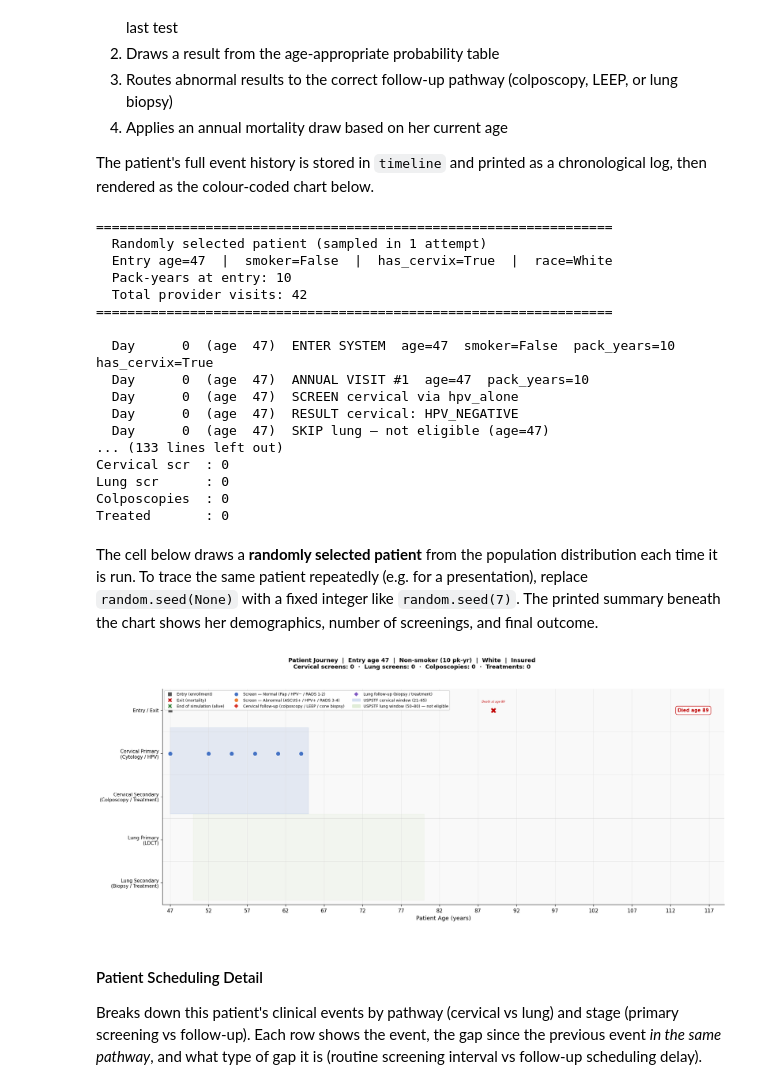
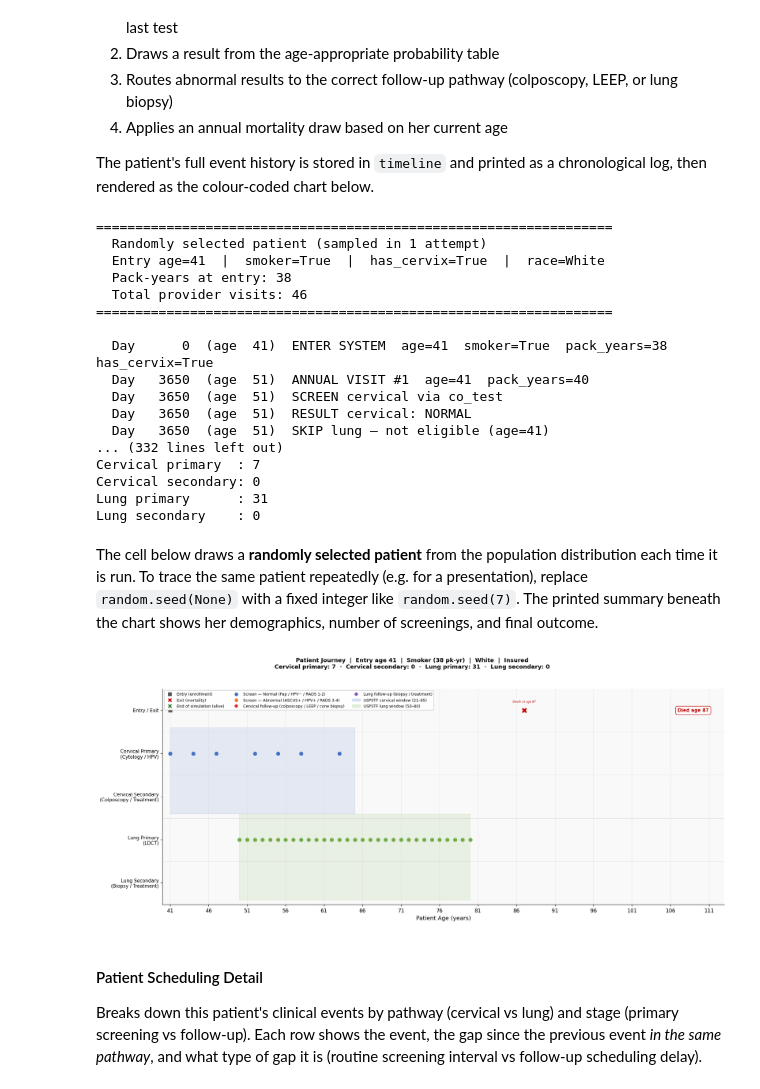
Before and after one commit to ap4509-columbia/NYP, a Jupyter notebook: notebooks/simulation.ipynb, the cells around one changed output. Drawn from its saved outputs; the diff is of its cells as text; code cells hidden in the pictures.

```diff
--- a/notebooks/simulation.ipynb
+++ b/notebooks/simulation.ipynb
@@ -923,12 +923,16 @@ def trace_single_patient(
     p.log(0, f"ENTER SYSTEM  age={starting_age}  smoker={smoker}  "
              f"pack_years={pack_years:.0f}  has_cervix={has_cervix}")
 
+    # Offset visit days past warmup so record_screening doesn't filter them out.
+    # This is trace-only — the real simulation handles warmup separately.
+    _day_offset = cfg.WARMUP_YEARS * 365
+
     # ── Pre-draw death day from Gompertz hazard ────────────────────────────────
-    death_day = draw_death_day(p, entry_day=0)
+    death_day = draw_death_day(p, entry_day=_day_offset)
 
     # ── {cfg.SIM_YEARS}-year annual visit loop ──────────────────────────────────────────────
     for year in range(cfg.SIM_YEARS):
-        visit_day   = year * 365
+        visit_day   = _day_offset + year * 365
         current_age = starting_age + year
         p.age       = current_age
 
@@ -960,7 +964,7 @@ def trace_single_patient(
                     p.active = True; p.exit_reason = None; p.exit_day = None
                 continue
 
-            record_screening(metrics, p, cancer, result)
+            record_screening(metrics, p, cancer, result, current_day=visit_day)
 
             # Classify for the timeline
             if cancer == "cervical":
@@ -1077,28 +1081,28 @@ for day, event in patient.event_log:
 print()
 print(f"Final age     : {patient.age}")
 print(f"Exit reason   : {patient.exit_reason or 'alive at end of simulation'}")
-print(f"Cervical scr  : {pt_metrics['n_screened']['cervical']}")
-print(f"Lung scr      : {pt_metrics['n_screened']['lung']}")
-print(f"Colposcopies  : {pt_metrics['n_colposcopy']}")
-print(f"Treated       : {pt_metrics['n_treated']}")
+print(f"Cervical primary  : {pt_metrics['n_screened']['cervical']}")
+print(f"Cervical secondary: {pt_metrics['n_colposcopy']}")
+print(f"Lung primary      : {pt_metrics['n_screened']['lung']}")
+print(f"Lung secondary    : {pt_metrics.get('lung_biopsy_completed', 0)}")
 # %% [output]
 ==================================================================
   Randomly selected patient (sampled in 1 attempt)
-  Entry age=47  |  smoker=False  |  has_cervix=True  |  race=White
-  Pack-years at entry: 10
-  Total provider visits: 42
+  Entry age=41  |  smoker=True  |  has_cervix=True  |  race=White
+  Pack-years at entry: 38
+  Total provider visits: 46
 ==================================================================
 
-  Day      0  (age  47)  ENTER SYSTEM  age=47  smoker=False  pack_years=10  has_cervix=True
-  Day      0  (age  47)  ANNUAL VISIT #1  age=47  pack_years=10
-  Day      0  (age  47)  SCREEN cervical via hpv_alone
-  Day      0  (age  47)  RESULT cervical: HPV_NEGATIVE
-  Day      0  (age  47)  SKIP lung — not eligible (age=47)
-... (133 lines left out)
-Cervical scr  : 0
-Lung scr      : 0
-Colposcopies  : 0
-Treated       : 0
+  Day      0  (age  41)  ENTER SYSTEM  age=41  smoker=True  pack_years=38  has_cervix=True
+  Day   3650  (age  51)  ANNUAL VISIT #1  age=41  pack_years=40
+  Day   3650  (age  51)  SCREEN cervical via co_test
+  Day   3650  (age  51)  RESULT cervical: NORMAL
+  Day   3650  (age  51)  SKIP lung — not eligible (age=41)
+... (332 lines left out)
+Cervical primary  : 7
+Cervical secondary: 0
+Lung primary      : 31
+Lung secondary    : 0
 # %% [markdown]
 The cell below draws a **randomly selected patient** from the population distribution each time it is run. To trace the same patient repeatedly (e.g. for a presentation), replace `random.seed(None)` with a fixed integer like `random.seed(7)`. The printed summary beneath the chart shows her demographics, number of screenings, and final outcome.
 # %%
@@ -1249,38 +1253,38 @@ for y in [0.5, 1.5, 2.5, 3.5]:
 
 # ── Legend ────────────────────────────────────────────────────────────────────
 legend_handles = [
     plt.Line2D([0], [0], marker="s", color="w", markerfacecolor="#555555", markersize=8, label="Entry (enrollment)"),
     plt.Line2D([0], [0], marker="X", color="w", markerfacecolor="#C00000", markersize=9, label="Exit (mortality)"),
     plt.Line2D([0], [0], marker="X", color="w", markerfacecolor="#2E7D32", markersize=9, label="End of simulation (alive)"),
     plt.Line2D([0], [0], marker="o", color="w", markerfacecolor="#4472C4", markersize=8, label="Screen — Normal (Pap / HPV− / RADS 1-2)"),
     plt.Line2D([0], [0], marker="o", color="w", markerfacecolor="#ED7D31", markersize=8, label="Screen — Abnormal (ASCUS+ / HPV+ / RADS 3-4)"),
     plt.Line2D([0], [0], marker="D", color="w", markerfacecolor="#D73027", markersize=7, label="Cervical follow-up (colposcopy / LEEP / cone biopsy)"),
     plt.Line2D([0], [0], marker="D", color="w", markerfacecolor="#7E57C2", markersize=7, label="Lung follow-up (biopsy / treatment)"),
     mpatches.Patch(color="#4472C4", alpha=0.2, label=f"USPSTF cervical window ({cerv_elig['age_min']}–{cerv_elig['age_max']})"),
     mpatches.Patch(color="#70AD47", alpha=0.2,
                    label=f"USPSTF lung window ({lung_elig['age_min']}–{lung_elig['age_max']})"
                          f"{'' if lung_is_eligible else ' — not eligible'}"),
 ]
 ax.legend(handles=legend_handles, loc="upper left", fontsize=7.5, framealpha=0.92, ncol=3)
 
 # ── Title ─────────────────────────────────────────────────────────────────────
 fig.suptitle(
     f"Patient Journey  |  Entry age {patient.age_at_entry}  |  "
     f"{'Smoker' if patient.smoker else 'Non-smoker'} ({entry_pk:.0f} pk-yr)  |  "
     f"{patient.race}  |  {patient.insurance}\n"
-    f"Cervical screens: {pt_metrics['n_screened']['cervical']}  ·  "
-    f"Lung screens: {pt_metrics['n_screened']['lung']}  ·  "
-    f"Colposcopies: {pt_metrics['n_colposcopy']}  ·  "
-    f"Treatments: {pt_metrics['n_treated']}",
+    f"Cervical primary: {pt_metrics['n_screened']['cervical']}  ·  "
+    f"Cervical secondary: {pt_metrics['n_colposcopy']}  ·  "
+    f"Lung primary: {pt_metrics['n_screened']['lung']}  ·  "
+    f"Lung secondary: {pt_metrics.get('lung_biopsy_completed', 0)}",
     fontsize=11, fontweight="bold", y=1.03
 )
 
 ax.spines[["top", "right"]].set_visible(False)
 plt.tight_layout()
 plt.savefig(viz_path("patient_trace_timeline"), dpi=150, bbox_inches="tight")
 plt.show()
 # %% [output]
-[figure, old version]
+[figure, new version]
 # %% [markdown]
 #### Patient Scheduling Detail
 
```
Also changed, not shown: parts of 29 cells of this notebook, 29 other files.
